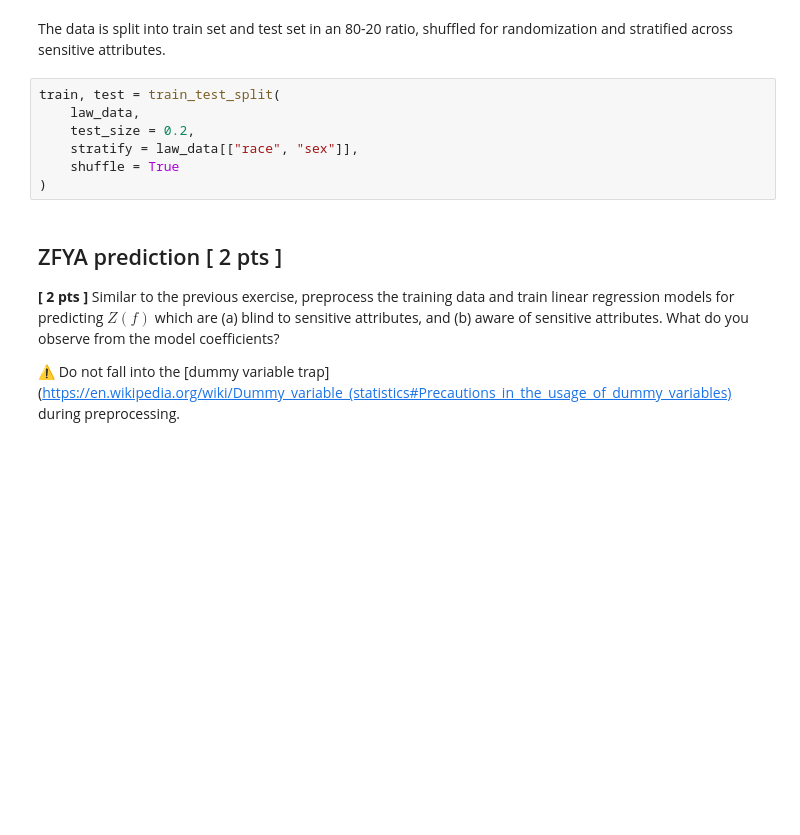
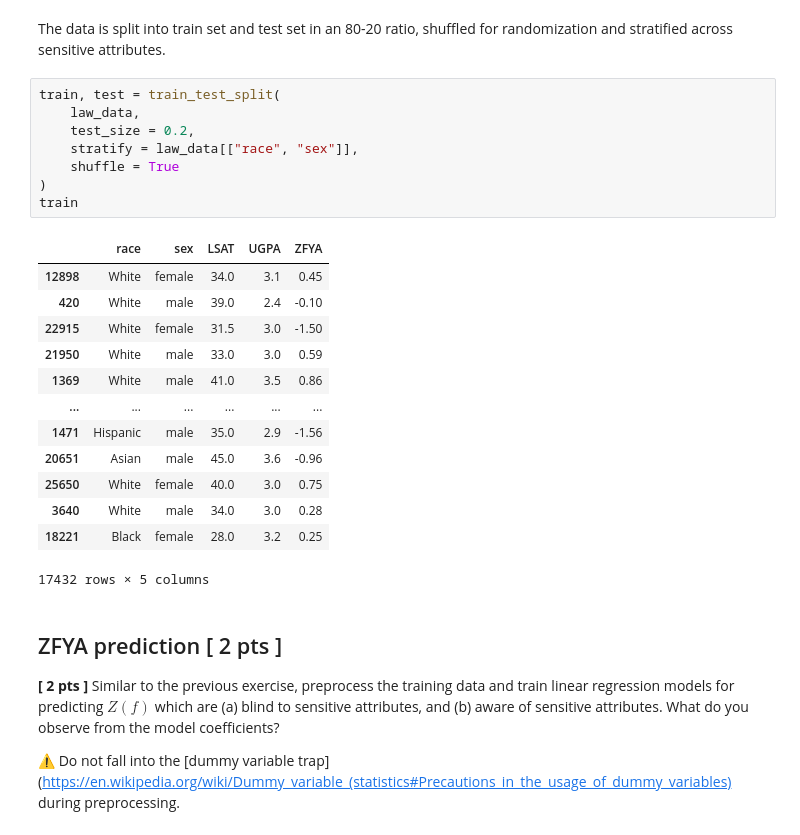
Before and after one commit to ferolaa/FATE, a Jupyter notebook: Lab II - Algorithmic Fairness/Notebook/L2_Algorithmic_Fairness_I_Regression.ipynb, the cells around one changed output. Drawn from its saved outputs; the diff is of its cells as text; blank space fills up the shorter version.

```diff
--- a/Lab II - Algorithmic Fairness/Notebook/L2_Algorithmic_Fairness_I_Regression.ipynb
+++ b/Lab II - Algorithmic Fairness/Notebook/L2_Algorithmic_Fairness_I_Regression.ipynb
@@ -437,10 +437,25 @@ The data is split into train set and test set in an 80-20 ratio, shuffled for ra
 # %%
 train, test = train_test_split(
     law_data,
     test_size = 0.2,
     stratify = law_data[["race", "sex"]],
     shuffle = True
 )
+train
+# %% [output]
+|  | race | sex | LSAT | UGPA | ZFYA |
+| 12898 | White | female | 34.0 | 3.1 | 0.45 |
+| 420 | White | male | 39.0 | 2.4 | -0.10 |
+| 22915 | White | female | 31.5 | 3.0 | -1.50 |
+| 21950 | White | male | 33.0 | 3.0 | 0.59 |
+| 1369 | White | male | 41.0 | 3.5 | 0.86 |
+| ... | ... | ... | ... | ... | ... |
+| 1471 | Hispanic | male | 35.0 | 2.9 | -1.56 |
+| 20651 | Asian | male | 45.0 | 3.6 | -0.96 |
+| 25650 | White | female | 40.0 | 3.0 | 0.75 |
+| 3640 | White | male | 34.0 | 3.0 | 0.28 |
+| 18221 | Black | female | 28.0 | 3.2 | 0.25 |
+17432 rows × 5 columns
 # %% [markdown]
 ## ZFYA prediction [ 2 pts ]
 
```
Also changed, not shown: parts of 4 cells of this notebook.
